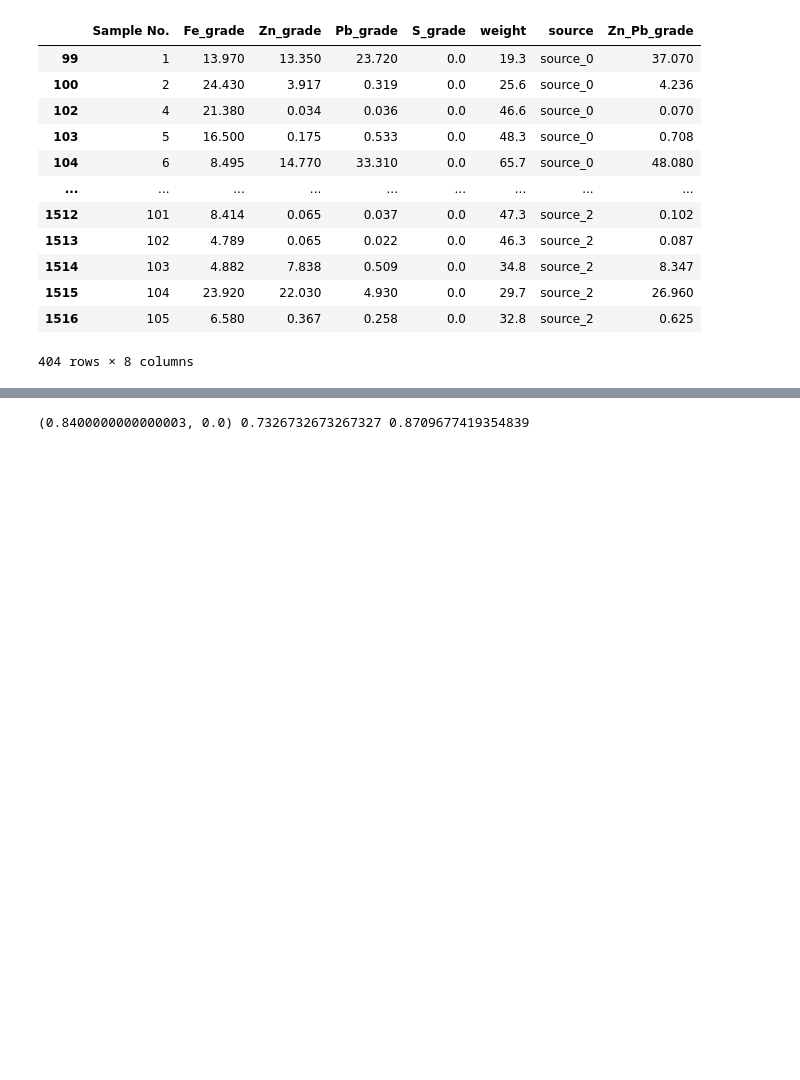
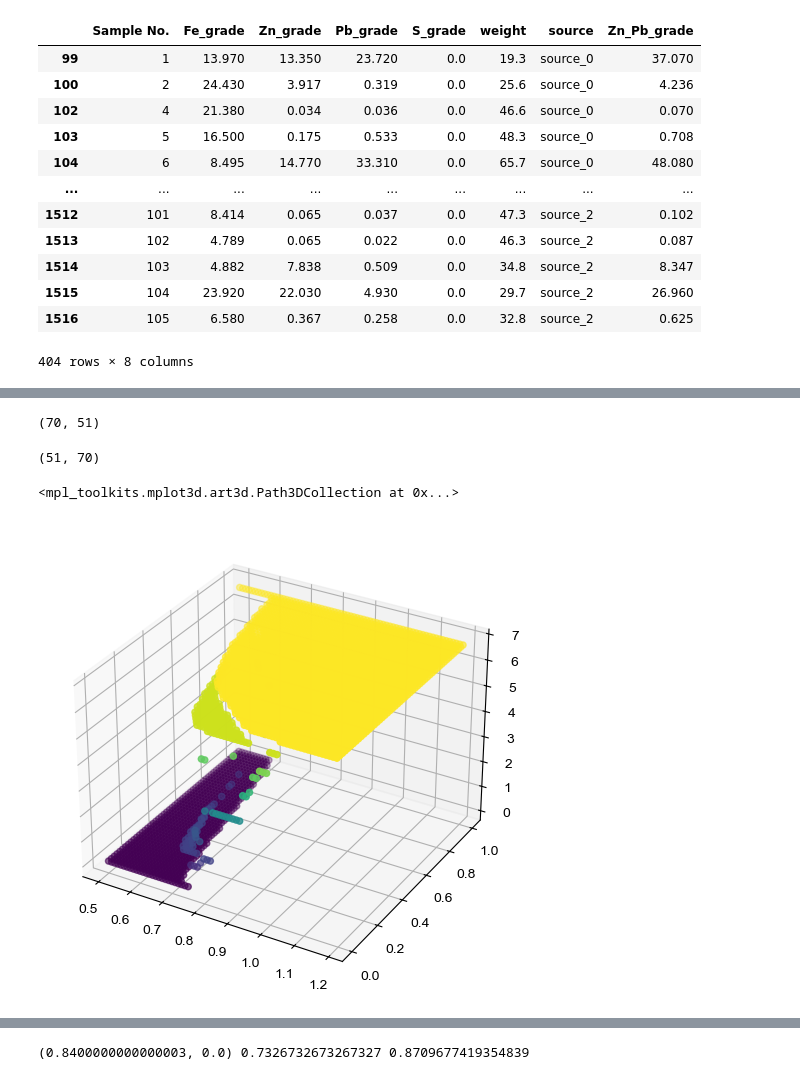
Before and after one commit to yaojian95/jt_ore_sorting, a Jupyter notebook: R_and_grade.ipynb, the cells around one changed output, grey strips where cells are left out. Cells and saved outputs as stored; diff of their text form; code cells hidden in the pictures; blank space fills up the shorter version.

Commit message:
r and grade

```diff
--- a/R_and_grade.ipynb
+++ b/R_and_grade.ipynb
@@ -75,11 +75,20 @@ merged_df = pd.concat(
     ignore_index=True
 )
 # %%
-grades_all = []
-for th_a in np.arange(0.5, 1.2, 0.01):
+grades_all = []; grade2th_1p4 = [];
+th_as = np.arange(0.5, 1.2, 0.01)
+th_bs = np.arange(0, 1.01, 0.02)
+for th_a in th_as:
     grades_a = []
-    for th_b in np.arange(0, 1.01, 0.02):
+    for th_b in th_bs:
         filtered_df = merged_df[(merged_df['threshold_A'] == th_a) & (merged_df['threshold_B'] == th_b)]
-        grades_b_i = filtered_df.iloc[np.argmax(filtered_df['准确率'] + filtered_df['召回率'])]['grade_th']
+        max_index = np.argmax(filtered_df['准确率'] + filtered_df['召回率'])
+        grades_b_i = filtered_df.iloc[max_index]['grade_th']
+
+        if round(grades_b_i, 1) == 1.4:
+            grade2th_1p4.append(filtered_df.iloc[max_index])
+
         grades_a.append(grades_b_i)
     grades_all.append(grades_a)
+
+grade2th_1p4 = pd.DataFrame(grade2th_1p4)
@@ -94,0 +105,16 @@ for th_a in np.arange(0.5, 1.2, 0.01):
+# %%
+np.array(grades_all).shape
+# %% [output]
+(70, 51)
+# %%
+np.meshgrid(th_as, th_bs)[0].shape
+# %% [output]
+(51, 70)
+# %%
+fig, axes = plt.subplots(1, 1,figsize = (18, 6), subplot_kw=dict(projection='3d'))
+x, y = np.meshgrid(th_as, th_bs)
+x, y = x.T, y.T
+axes.scatter(x, y, np.array(grades_all), c = np.array(grades_all), cmap = 'viridis')
+# %% [output]
+<mpl_toolkits.mplot3d.art3d.Path3DCollection at 0x...>
+[figure, added]
```
Also changed, not shown: parts of 6 cells of this notebook, 1 other file.
